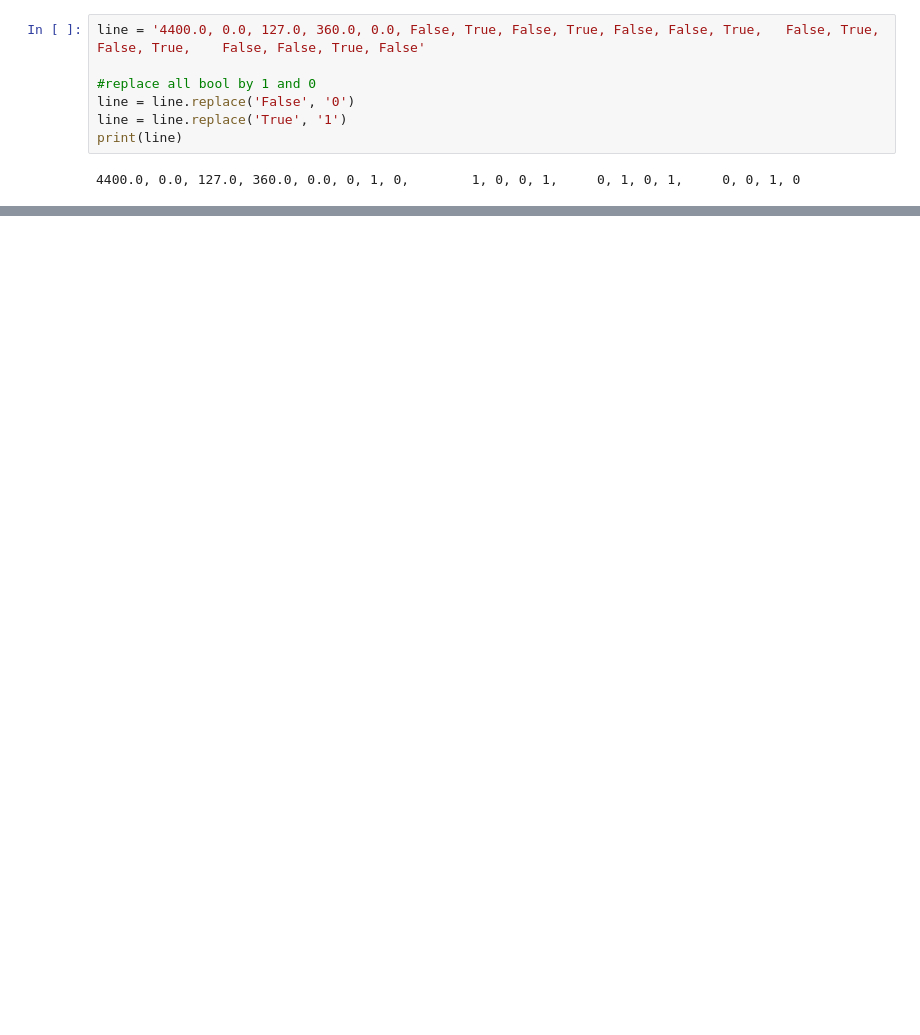
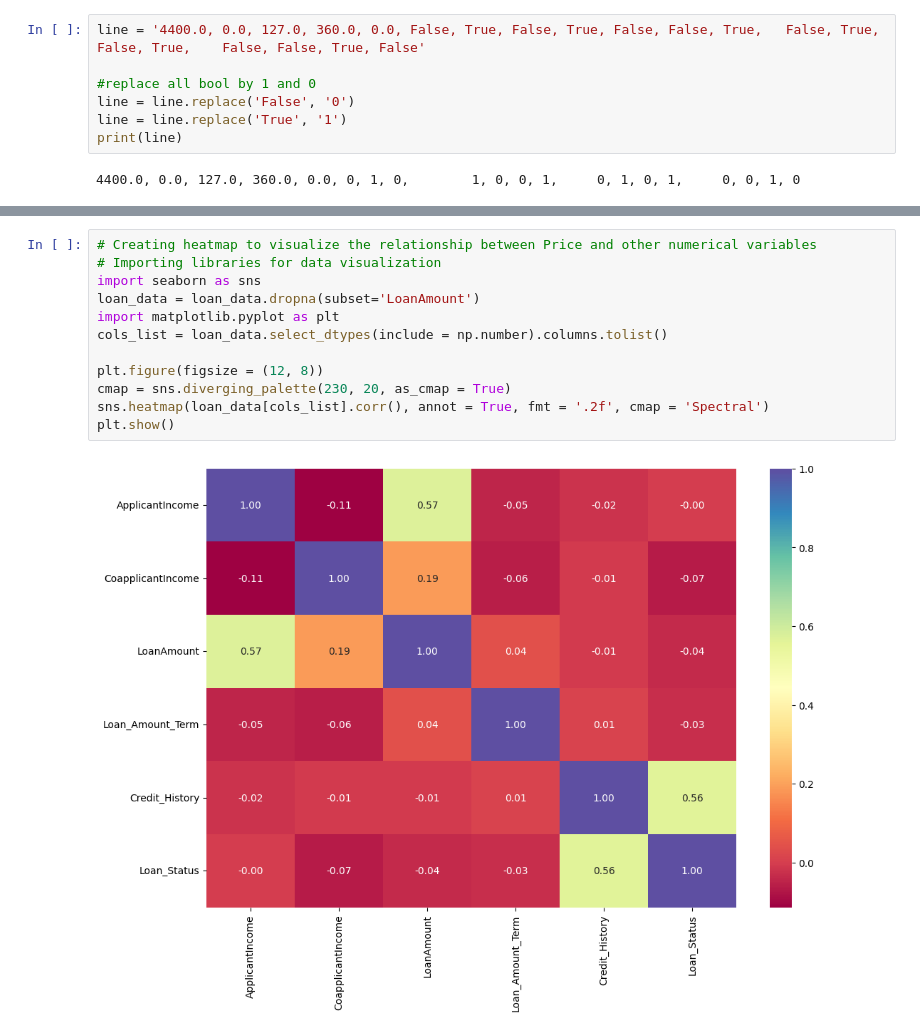
Before and after one commit to NataliiaShevchenko620/Finance_loan_approval_prediction_data, a Jupyter notebook: Finance_loan_approval_prediction_data_collab.ipynb, the cells around one changed output, grey strips where cells are left out. Drawn from its saved outputs; the diff is of its cells as text; blank space fills up the shorter version.

```diff
--- a/Finance_loan_approval_prediction_data_collab.ipynb
+++ b/Finance_loan_approval_prediction_data_collab.ipynb
@@ -907,0 +934,14 @@ list(zip(df_train.columns, logistic_model.coef_[0]))
+# %%
+# Creating heatmap to visualize the relationship between Price and other numerical variables
+# Importing libraries for data visualization
+import seaborn as sns
+loan_data = loan_data.dropna(subset='LoanAmount')
+import matplotlib.pyplot as plt
+cols_list = loan_data.select_dtypes(include = np.number).columns.tolist()
+
+plt.figure(figsize = (12, 8))
+cmap = sns.diverging_palette(230, 20, as_cmap = True)
+sns.heatmap(loan_data[cols_list].corr(), annot = True, fmt = '.2f', cmap = 'Spectral')
+plt.show()
+# %% [output]
+[figure, added]
```
Also changed, not shown: parts of 18 cells of this notebook, 2 other files.
